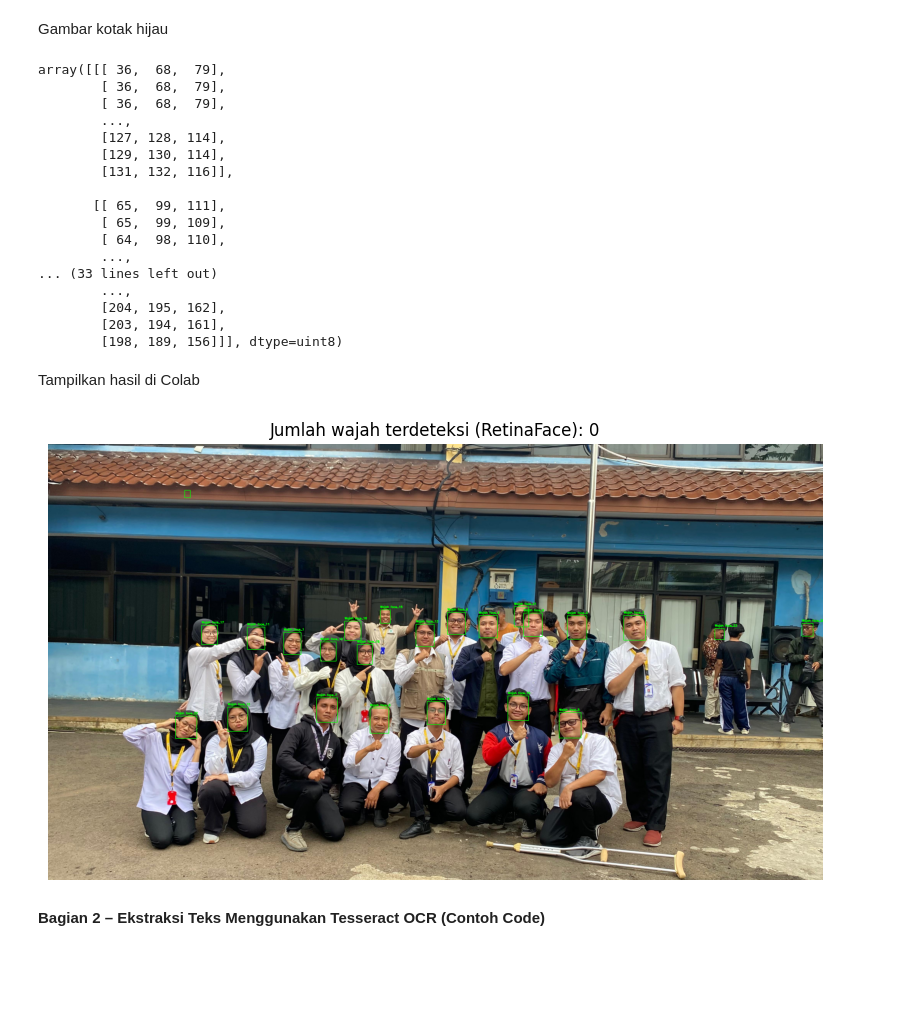
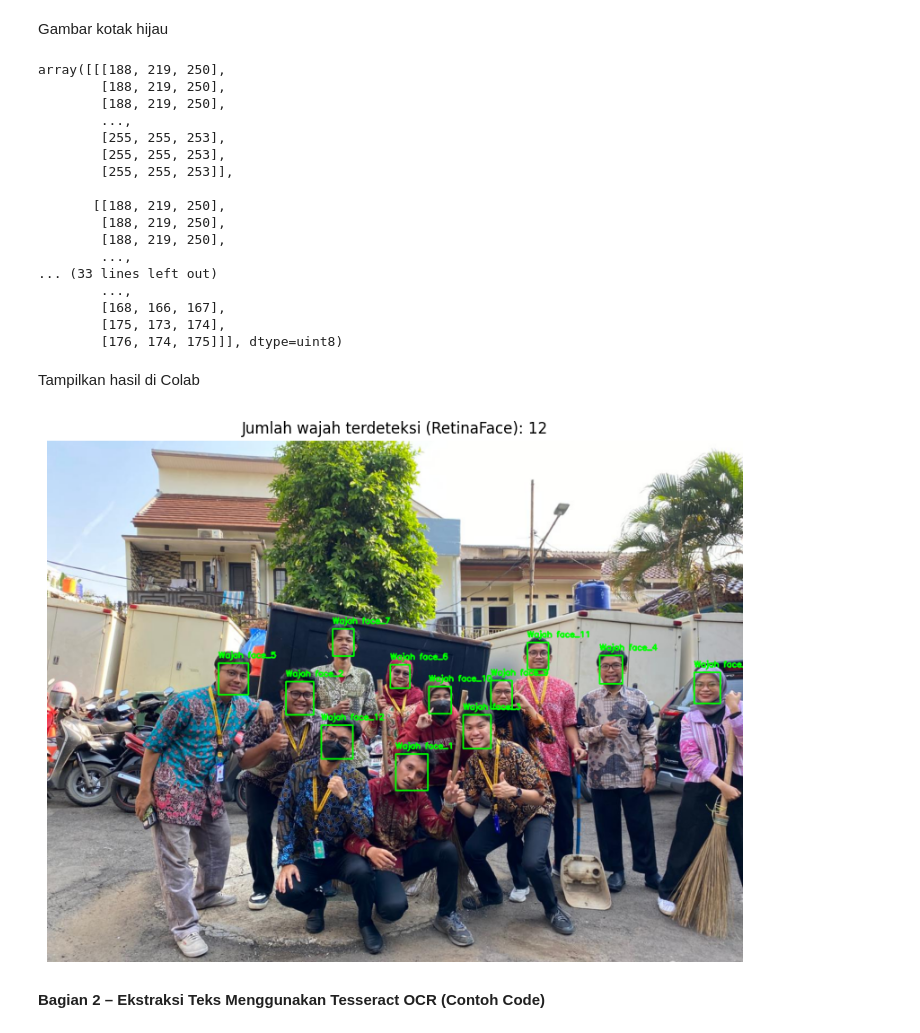
Before and after one commit to dindahanifa/mechine_learning, a Jupyter notebook: computer_vision.ipynb, the cells around one changed output. Saved outputs shown, nothing was run; the diff lists cells and outputs as text; code cells hidden in the pictures; blank space fills up the shorter version.

```diff
--- a/computer_vision.ipynb
+++ b/computer_vision.ipynb
@@ -18,5 +18,5 @@ Saving data.jpeg to data.jpeg
 # %%
-IMG_PATH = "data.jpeg"
+IMG_PATH = "analyst.jpeg"
 # %% [markdown]
 Muat gambar
 # %%
@@ -84,33 +63,33 @@ Gambar kotak hijau
 # %%
 cv2.rectangle(img_rgb, (x1, y1), (x2, y2), (0, 255, 0), 2)
 # %% [output]
-array([[[ 36,  68,  79],
-        [ 36,  68,  79],
-        [ 36,  68,  79],
+array([[[188, 219, 250],
+        [188, 219, 250],
+        [188, 219, 250],
         ...,
-        [127, 128, 114],
-        [129, 130, 114],
-        [131, 132, 116]],
+        [255, 255, 253],
+        [255, 255, 253],
+        [255, 255, 253]],
 
-       [[ 65,  99, 111],
-        [ 65,  99, 109],
-        [ 64,  98, 110],
+       [[188, 219, 250],
+        [188, 219, 250],
+        [188, 219, 250],
         ...,
 ... (33 lines left out)
         ...,
-        [204, 195, 162],
-        [203, 194, 161],
-        [198, 189, 156]]], dtype=uint8)
+        [168, 166, 167],
+        [175, 173, 174],
+        [176, 174, 175]]], dtype=uint8)
 # %% [markdown]
 Tampilkan hasil di Colab
 # %%
 plt.figure(figsize=(10, 8))
 plt.imshow(img_rgb)
 plt.axis("off")
-plt.title(f"Jumlah wajah terdeteksi (RetinaFace): {len(faces) if isinstance(faces, dict) else 0}")
+plt.title(f"Jumlah wajah terdeteksi (RetinaFace): {len(faces_retina) if isinstance(faces_retina, dict) else 0}")
 plt.show()
 # %% [output]
-[figure, old version]
+[figure, new version]
 # %% [markdown]
 **Bagian 2 – Ekstraksi Teks Menggunakan Tesseract OCR (Contoh Code)**
 # %% [markdown]
```
Also changed, not shown: parts of 16 cells of this notebook.
